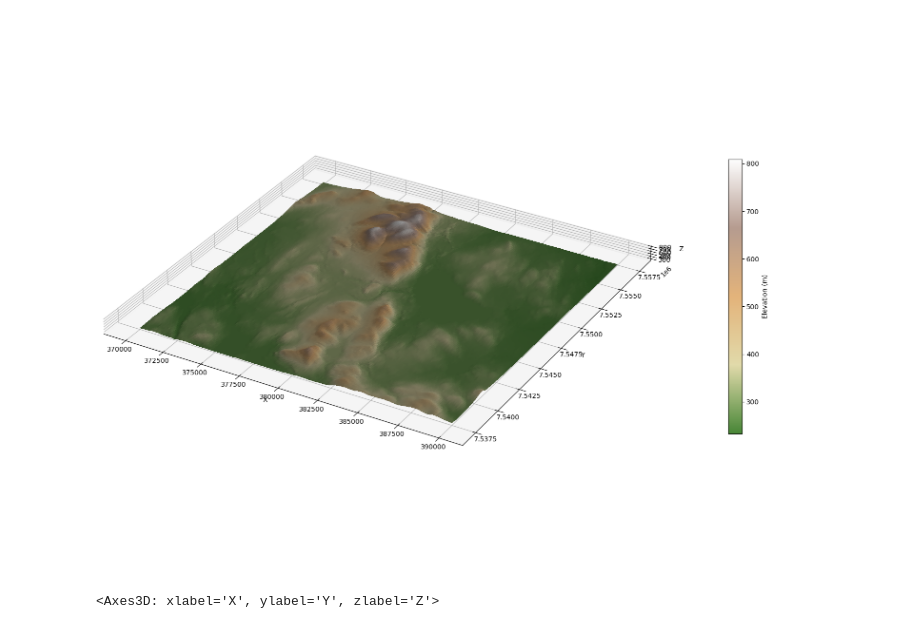
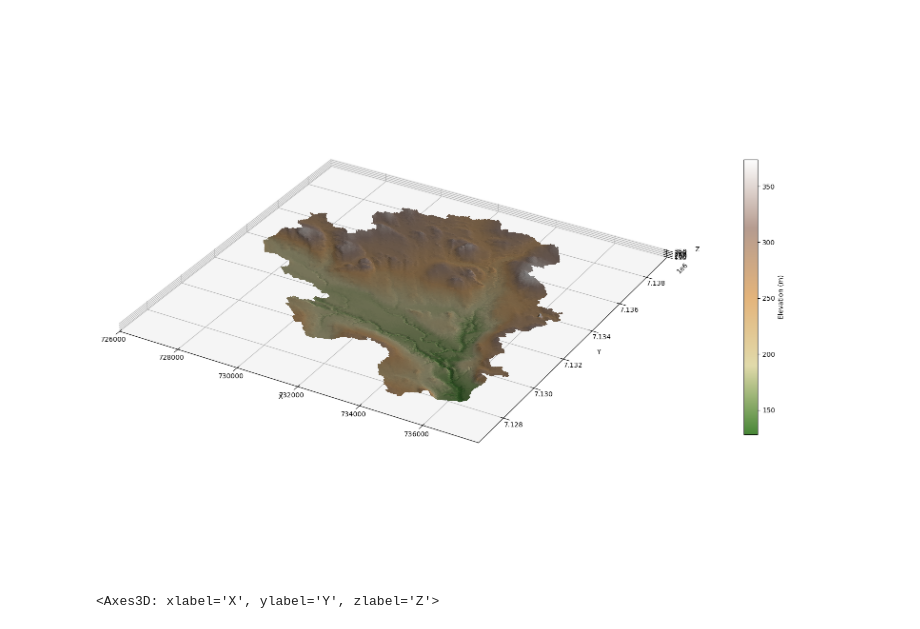
Before and after one commit to jpnousu/WBT_tools, a Jupyter notebook: plotting_test.ipynb, the cells around one changed output. Saved outputs shown, nothing was run; the diff lists cells and outputs as text; code cells hidden in the pictures.

```diff
--- a/plotting_test.ipynb
+++ b/plotting_test.ipynb
@@ -5,23 +5,24 @@ from whitebox_workflows import WbPalette
 wbe = WbEnvironment()
 wbe.working_directory = r'/Users/jpnousu/WBT_data'
 # %%
-dem_file = r'/Users/jpnousu/WBT_data/pallas_16/korkeusmalli_16m_culverts_water_no_deps.tif'
+#dem_file = r'/Users/jpnousu/WBT_data/pallas_16/korkeusmalli_16m_culverts_water_no_deps.tif'
+dem_file = r'/Users/jpnousu/SpaFHy_RUNS/krycklan/gis/25m_0case/orig_dem.asc'
 dem = wbe.read_raster(dem_file)
 # %%
 show(
     dem,
     figsize=(21,15),
     skip=2,
     plot_as_surface=True,
-    vert_exaggeration = 1.5,
+    vert_exaggeration = 1.,
     colorbar_kwargs={'location': "right",  'shrink': 0.5, 'label': 'Elevation (m)', 'pad' : 0.1},
     cmap=WbPalette.HighRelief,
     shade=True,
     linewidth=0.0,
     rcount=300, # default is 50 rows and columns for grid
     ccount=300,
     antialiased=False
 )
 # %% [output]
-[figure, old version]
+[figure, new version]
 <Axes3D: xlabel='X', ylabel='Y', zlabel='Z'>
```
Also changed, not shown: 3 other files.
